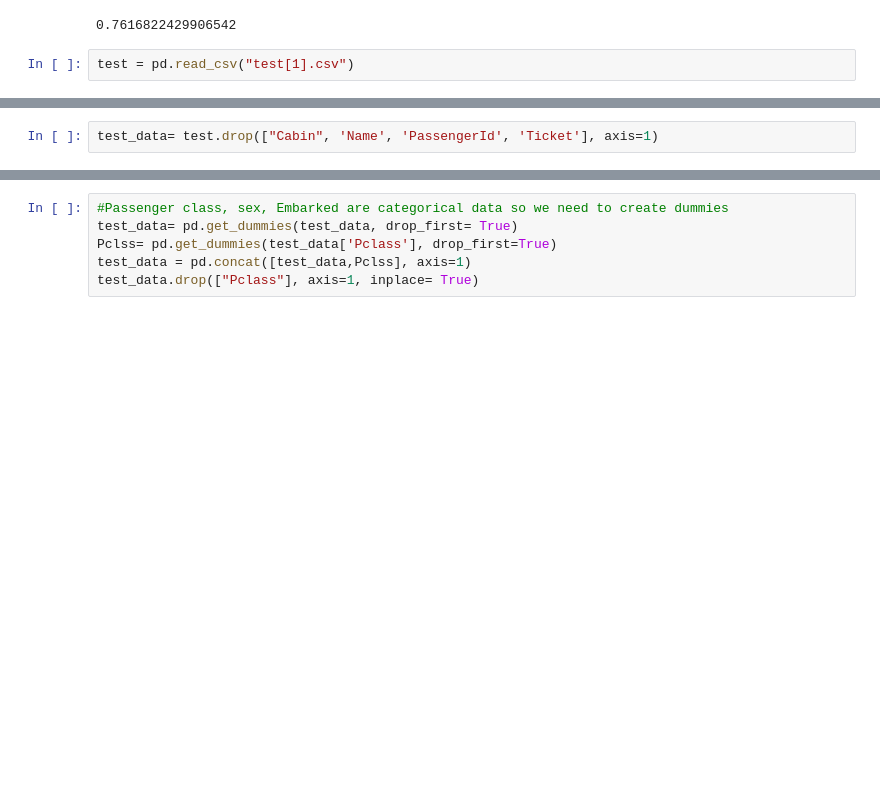
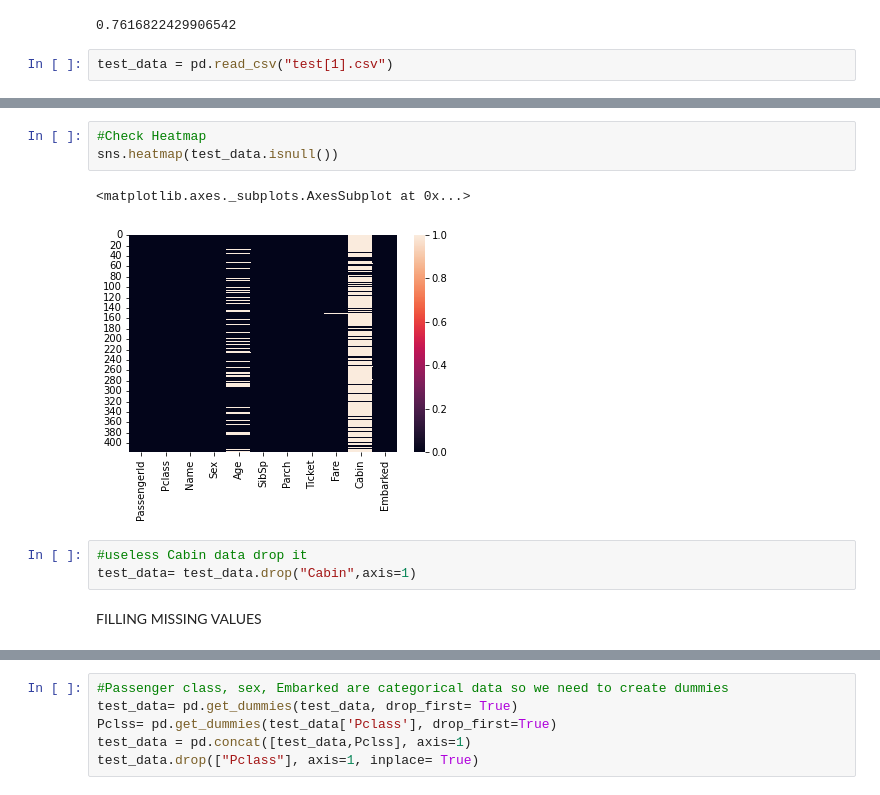
Before and after one commit to MrVersatile007/Kaggle-Titanic, a Jupyter notebook: Titanic_Project.ipynb, the cells around one changed output, grey strips where cells are left out. Drawn from its saved outputs; the diff is of its cells as text; blank space fills up the shorter version.

```diff
--- a/Titanic_Project.ipynb
+++ b/Titanic_Project.ipynb
@@ -251,4 +251,4 @@ print(accuracy_score(y_test, y_predictions))
 # %% [output]
 0.7616822429906542
 # %%
-test = pd.read_csv("test[1].csv")
+test_data = pd.read_csv("test[1].csv")
@@ -280,5 +287,3 @@ Fare             1
 Cabin          327
 Embarked         0
 dtype: int64
-# %%
-test_data= test.drop(["Cabin", 'Name', 'PassengerId', 'Ticket'], axis=1)
@@ -286,0 +305,11 @@ test_data.dropna(inplace=True)
+# %%
+#Check Heatmap
+sns.heatmap(test_data.isnull())
+# %% [output]
+<matplotlib.axes._subplots.AxesSubplot at 0x...>
+[figure, added]
+# %%
+#useless Cabin data drop it
+test_data= test_data.drop("Cabin",axis=1)
+# %% [markdown]
+FILLING MISSING VALUES
```
Also changed, not shown: parts of 15 cells of this notebook.
